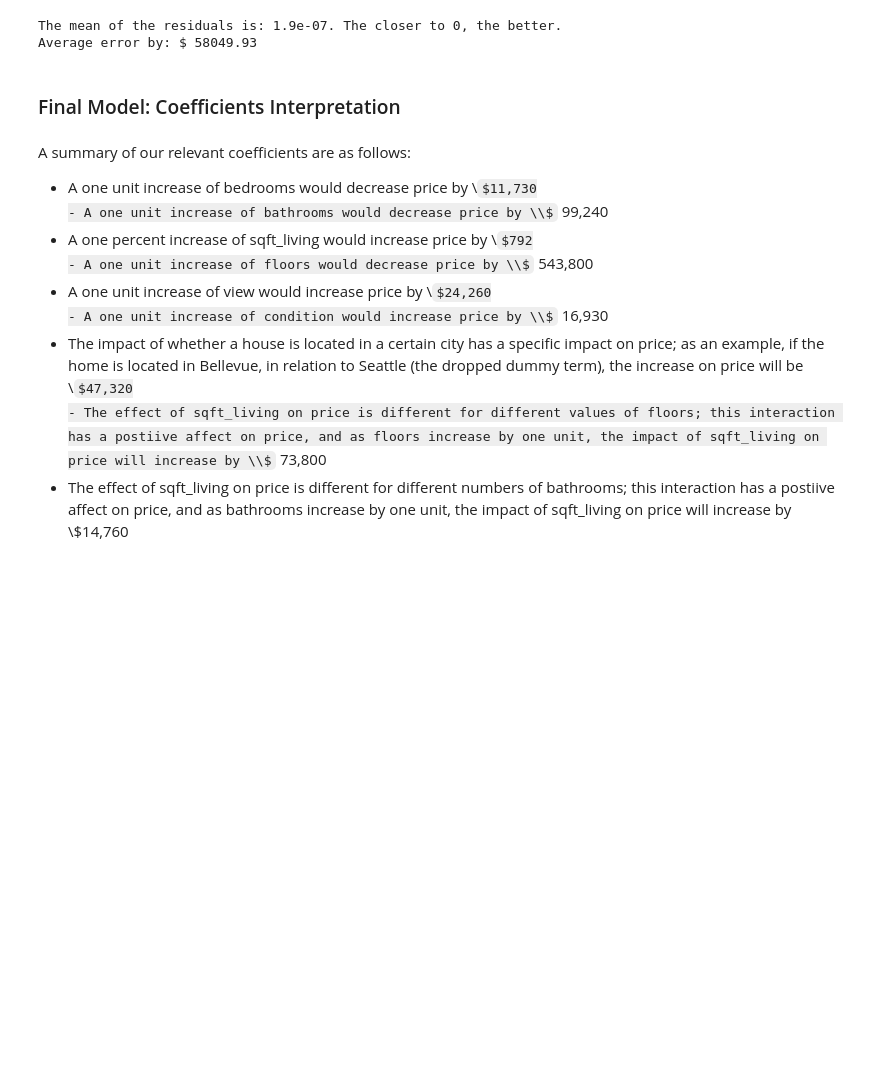
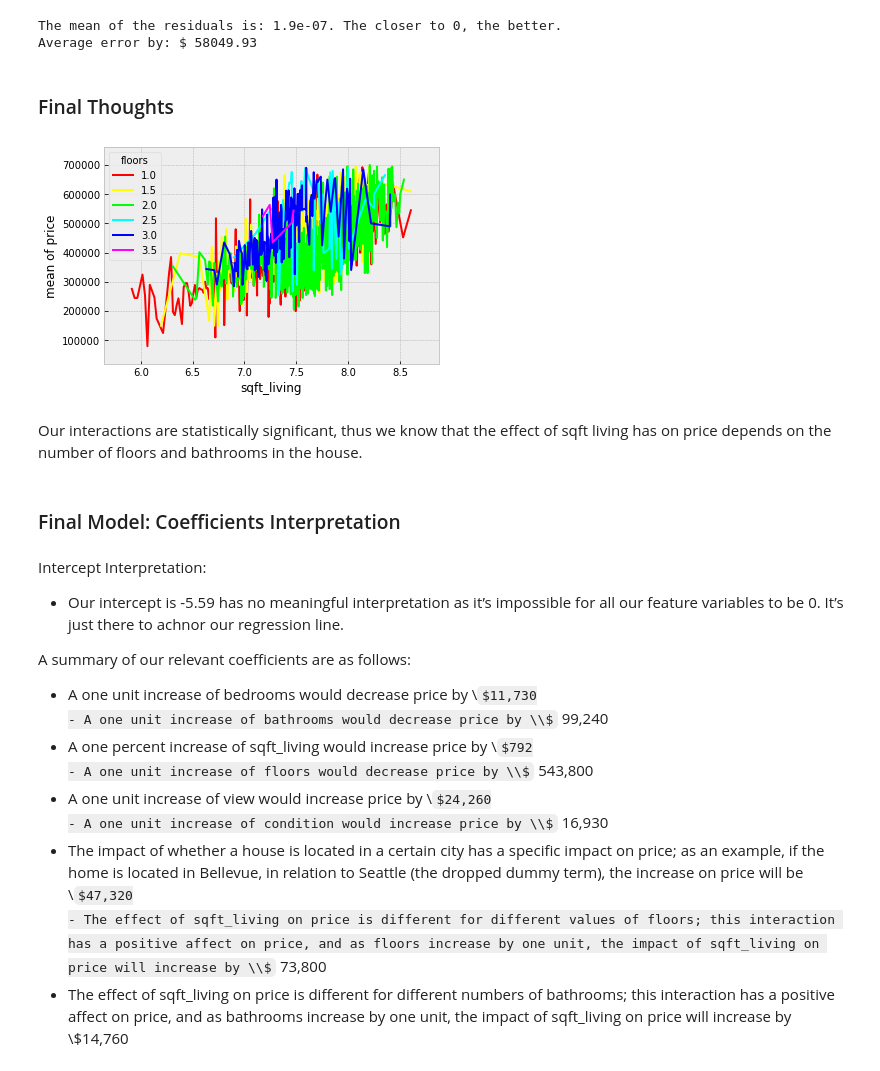
Before and after one commit to adinas94/King-Country-Regression, a Jupyter notebook: Final Regressions.ipynb, the cells around one changed output. Drawn from its saved outputs; the diff is of its cells as text; code cells hidden in the pictures; some formulas as TeX source; blank space fills up the shorter version.

```diff
--- a/Final Regressions.ipynb
+++ b/Final Regressions.ipynb
@@ -759,3 +759,5 @@ check_residuals(df_new2, target, features6, final_model)
 [figure]
 The mean of the residuals is: 1.9e-07. The closer to 0, the better.
 Average error by: $ 58049.93
+# %% [markdown]
+### Final Thoughts
@@ -762,6 +766,15 @@ Average error by: $ 58049.93
+# %%
+fig = smpl.interaction_plot(df_new2.sqft_living, df_new2.floors, df_new2.price, plottype = 'line', ms=10)
+# %% [output]
+[figure, added]
+# %% [markdown]
+Our interactions are statistically significant, thus we know that the effect of sqft living has on price depends on the number of floors and bathrooms in the house.
 # %% [markdown]
 ### Final Model: Coefficients Interpretation
 # %% [markdown]
+Intercept Interpretation:
+- Our intercept is -5.59 has no meaningful interpretation as it’s impossible for all our feature variables to be 0. It’s just there to achnor our regression line.
+
 A summary of our relevant coefficients are as follows:
 
 - A one unit increase of bedrooms would decrease price by \\$11,730
@@ -771,7 +784,7 @@ A summary of our relevant coefficients are as follows:
 - A one unit increase of view would increase price by \\$24,260
 - A one unit increase of condition would increase price by \\$16,930
 - The impact of whether a house is located in a certain city has a specific impact on price; as an example, if the home is located in Bellevue, in relation to Seattle (the dropped dummy term), the increase on price will be \\$47,320
-- The effect of sqft_living on price is different for different values of floors; this interaction has a postiive affect on price, and as floors increase by one unit, the impact of sqft_living on price will increase by \\$73,800
-- The effect of sqft_living on price is different for different numbers of bathrooms; this interaction has a postiive affect on price, and as bathrooms increase by one unit, the impact of sqft_living on price will increase by \\$14,760
+- The effect of sqft_living on price is different for different values of floors; this interaction has a positive affect on price, and as floors increase by one unit, the impact of sqft_living on price will increase by \\$73,800
+- The effect of sqft_living on price is different for different numbers of bathrooms; this interaction has a positive affect on price, and as bathrooms increase by one unit, the impact of sqft_living on price will increase by \\$14,760
 # %%
 df_new2.to_csv('Finaldata')
```
Also changed, not shown: parts of 1 cell of this notebook, 1 other file.
